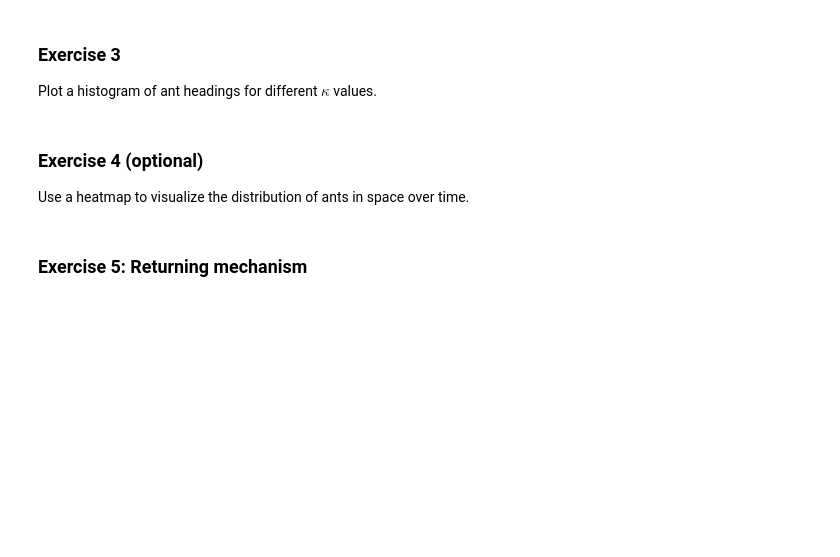
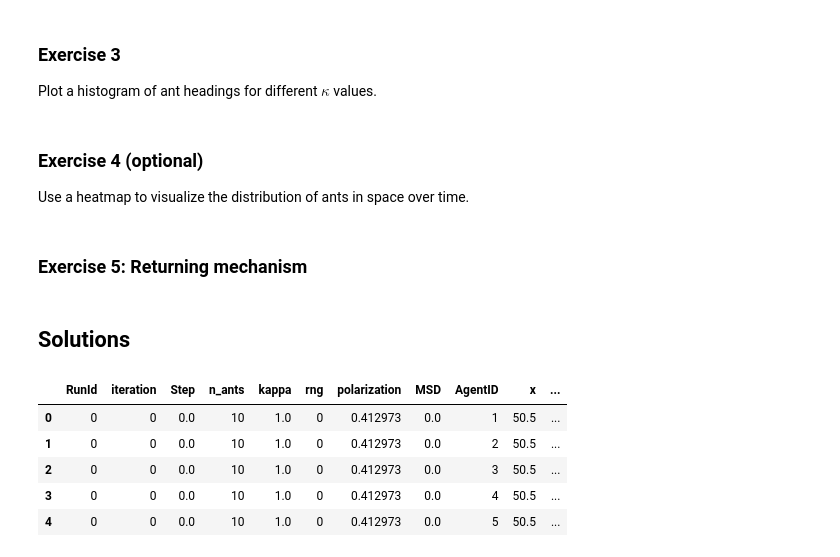
Before and after one commit to vagechirkov/Modeling-Ant-Foraging, a Jupyter notebook: Day 1/random_walk.ipynb, the cells around one changed output. Saved outputs shown, nothing was run; the diff lists cells and outputs as text; code cells hidden in the pictures; blank space fills up the shorter version.

```diff
--- a/Day 1/random_walk.ipynb
+++ b/Day 1/random_walk.ipynb
@@ -192,3 +192,5 @@ Plot a histogram of ant headings for different $\kappa$ values.
 Use a heatmap to visualize the distribution of ants in space over time.
 # %% [markdown]
 ### Exercise 5: Returning mechanism
+# %% [markdown]
+## Solutions
@@ -194,0 +199,25 @@ Use a heatmap to visualize the distribution of ants in space over time.
+# %%
+BATCH_PARAMS = {
+    "n_ants": [10, 30],  # try different colony sizes
+    "kappa": [1.0, 5.0],  # try different kappas
+}
+
+batch_results = mesa.batch_run(
+    AntModelSolution,
+    parameters=BATCH_PARAMS,
+    max_steps=200,
+    number_processes=1,    # set >1 for parallel execution on multi‑core machines
+    data_collection_period=1,  # collect at every step (required for MSD)
+    display_progress=True,
+    rng=range(20),         # replicate each parameter set 20 times
+)
+
+batch_results = pd.DataFrame(batch_results)
+batch_results.head()
+# %% [output]
+|  | RunId | iteration | Step | n_ants | kappa | rng | polarization | MSD | AgentID | x | ... |
+| 0 | 0 | 0 | 0.0 | 10 | 1.0 | 0 | 0.412973 | 0.0 | 1 | 50.5 | ... |
+| 1 | 0 | 0 | 0.0 | 10 | 1.0 | 0 | 0.412973 | 0.0 | 2 | 50.5 | ... |
+| 2 | 0 | 0 | 0.0 | 10 | 1.0 | 0 | 0.412973 | 0.0 | 3 | 50.5 | ... |
+| 3 | 0 | 0 | 0.0 | 10 | 1.0 | 0 | 0.412973 | 0.0 | 4 | 50.5 | ... |
+| 4 | 0 | 0 | 0.0 | 10 | 1.0 | 0 | 0.412973 | 0.0 | 5 | 50.5 | ... |
```
Also changed, not shown: parts of 3 cells of this notebook, 1 other file.
